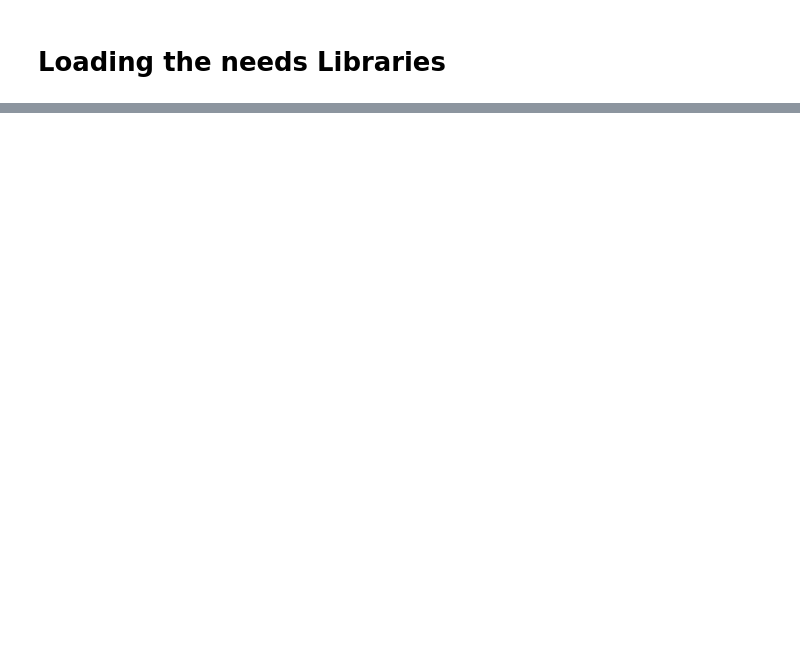
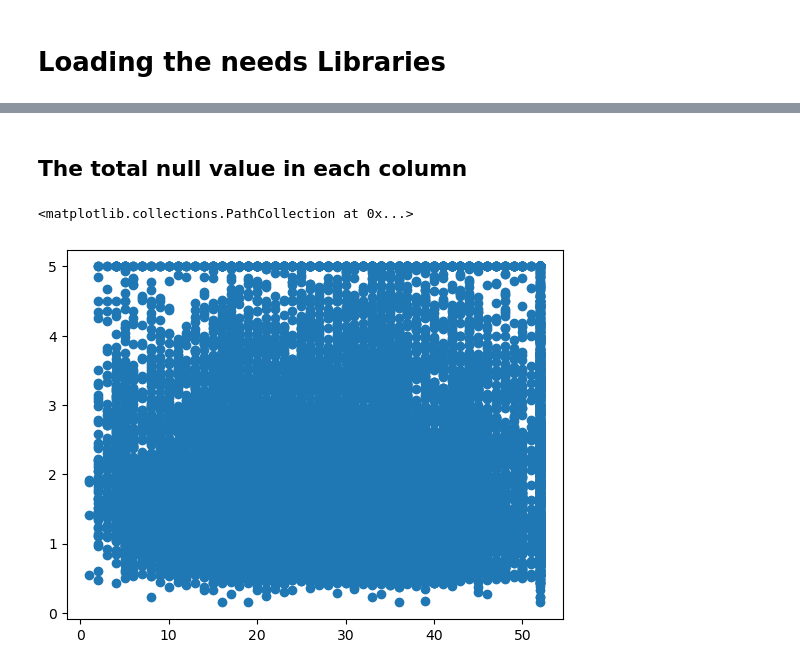
Before and after one commit to AbdulrahmanAlShaweesh/house-pricing-production, a Jupyter notebook: House-pricing-production.ipynb, the cells around one changed output, grey strips where cells are left out. Drawn from its saved outputs; the diff is of its cells as text; code cells hidden in the pictures; blank space fills up the shorter version.

```diff
--- a/House-pricing-production.ipynb
+++ b/House-pricing-production.ipynb
@@ -35,0 +138,7 @@ house_price_df
+# %% [markdown]
+## The total null value in each column
+# %%
+plt.scatter(house_price_df['HouseAge'], house_price_df['SalePrice'])
+# %% [output]
+<matplotlib.collections.PathCollection at 0x...>
+[figure, added]
```
Also changed, not shown: parts of 19 cells of this notebook.
